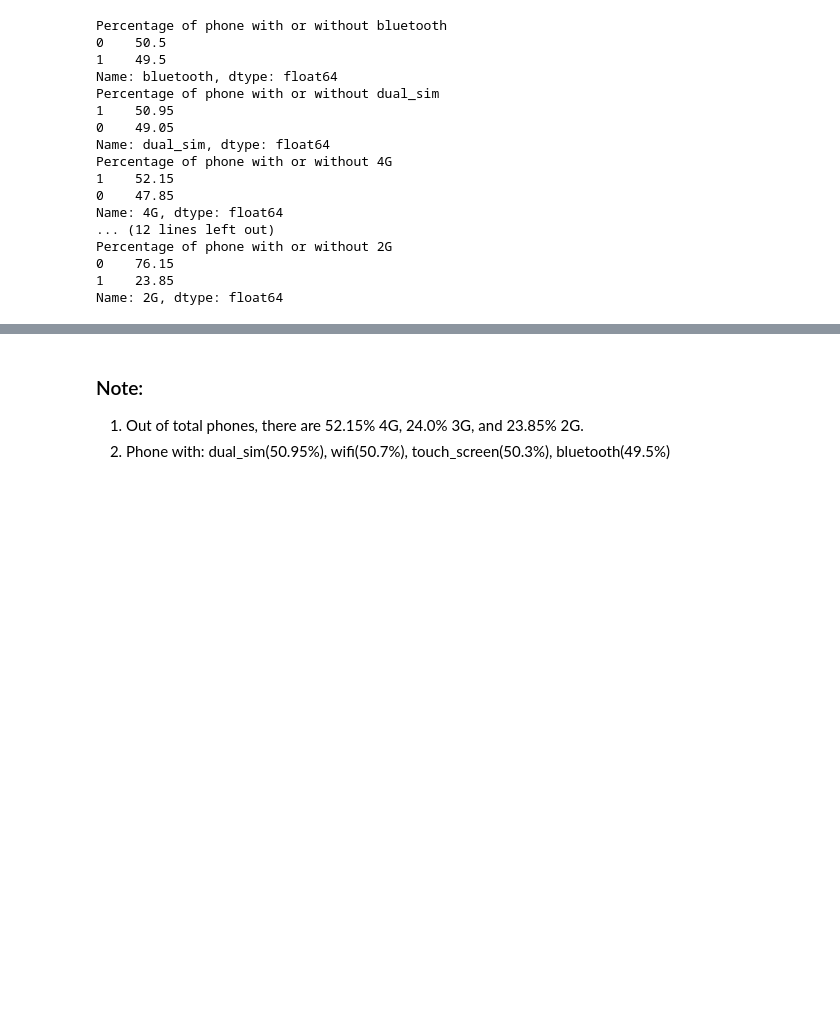
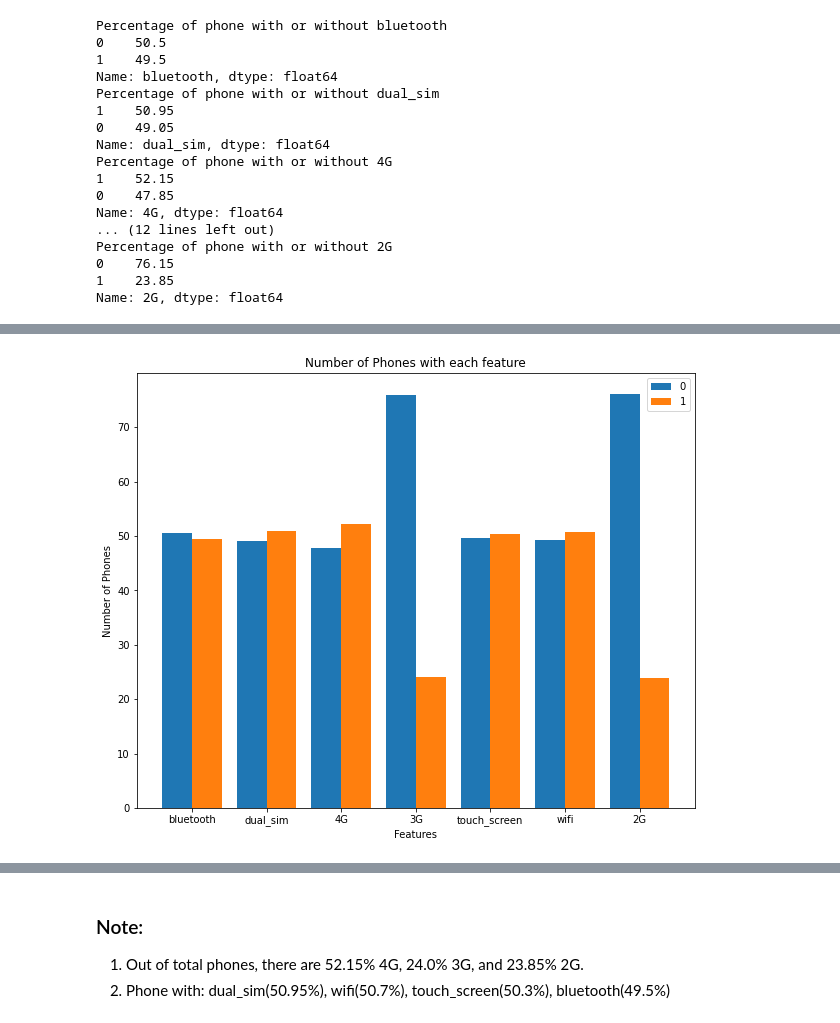
Before and after one commit to khalid-data-aspirant42/Mobile-Price-Prediction, a Jupyter notebook: Mobile_price_range_prediction.ipynb, the cells around one changed output, grey strips where cells are left out. Cells and saved outputs as stored; diff of their text form; code cells hidden in the pictures; blank space fills up the shorter version.

```diff
--- a/Mobile_price_range_prediction.ipynb
+++ b/Mobile_price_range_prediction.ipynb
@@ -215,3 +222,9 @@ Percentage of phone with or without 2G
 0    76.15
 1    23.85
 Name: 2G, dtype: float64
+# %%
+data = []
+for elem in categorical_columns:
+    data.append(list(df[elem].value_counts()/len(df[elem])*100))
+data
+df_cat = pd.DataFrame(data, columns=[0,1], index=['bluetooth', 'dual_sim', '4G', '3G', 'touch_screen', 'wifi', '2G'])
@@ -217,0 +242,25 @@ Name: 2G, dtype: float64
+# %%
+import numpy as np
+import matplotlib.pyplot as plt
+
+X = ['bluetooth', 'dual_sim', '4G', '3G', 'touch_screen', 'wifi', '2G']
+
+no_0 = []
+for elem in categorical_columns:
+    no_0.append((df[elem].value_counts()/len(df[elem])*100)[0])
+no_1 = []
+for elem in categorical_columns:
+    no_1.append((df[elem].value_counts()/len(df[elem])*100)[1])
+
+X_axis = np.arange(len(X))
+plt.figure(figsize=(10,8))
+plt.bar(X_axis - 0.2, no_0, 0.4, label = 0)
+plt.bar(X_axis + 0.2, no_1, 0.4, label = 1)
+plt.xticks(X_axis, X)
+plt.xlabel("Features")
+plt.ylabel("Number of Phones")
+plt.title("Number of Phones with each feature")
+plt.legend()
+plt.show()
+# %% [output]
+[figure, added]
```
Also changed, not shown: parts of 43 cells of this notebook.
